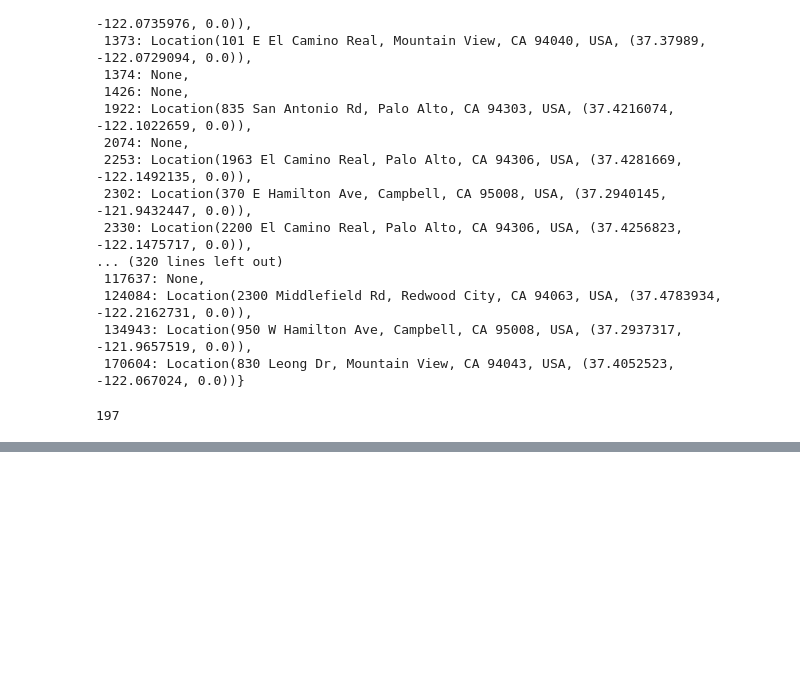
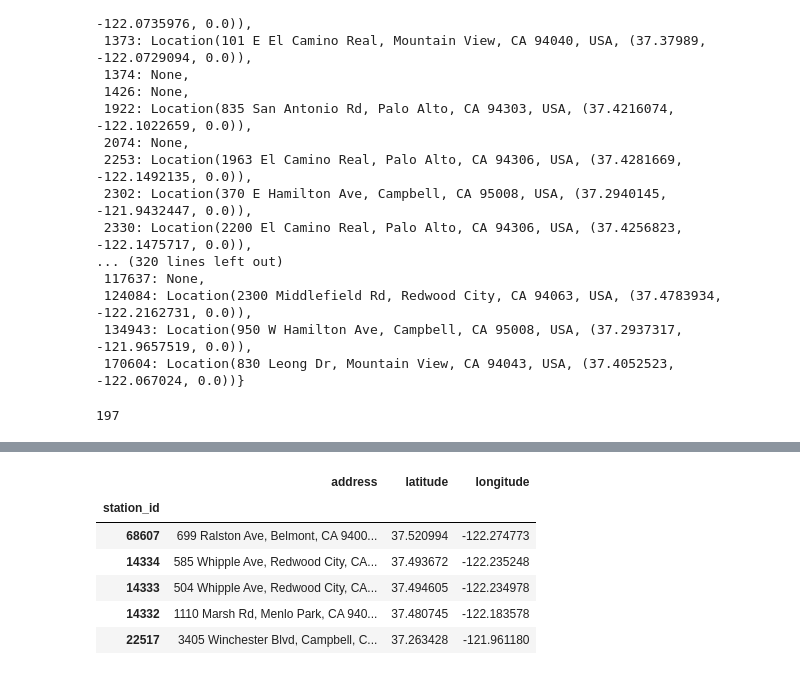
Before and after one commit to niklele/gas-db-experiments, a Jupyter notebook: stations.ipynb, the cells around one changed output, grey strips where cells are left out. Saved outputs shown, nothing was run; the diff lists cells and outputs as text; code cells hidden in the pictures; blank space fills up the shorter version.

```diff
--- a/stations.ipynb
+++ b/stations.ipynb
@@ -481,0 +578,11 @@ for station_id, loc in locations.items():
+# %%
+locations_10 = pd.read_csv('data/locations_9.csv', header=0, index_col=0)
+locations_10.head(5)
+# %% [output]
+|  | address | latitude | longitude |
+| station_id |  |  |  |
+| 68607 | 699 Ralston Ave, Belmont, CA 9400... | 37.520994 | -122.274773 |
+| 14334 | 585 Whipple Ave, Redwood City, CA... | 37.493672 | -122.235248 |
+| 14333 | 504 Whipple Ave, Redwood City, CA... | 37.494605 | -122.234978 |
+| 14332 | 1110 Marsh Rd, Menlo Park, CA 940... | 37.480745 | -122.183578 |
+| 22517 | 3405 Winchester Blvd, Campbell, C... | 37.263428 | -121.961180 |
```
Also changed, not shown: parts of 18 cells of this notebook.
